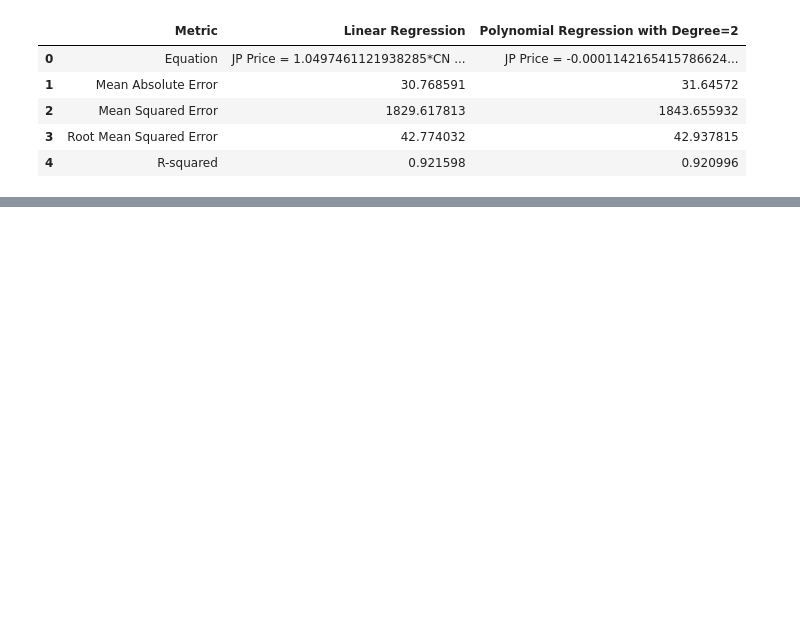
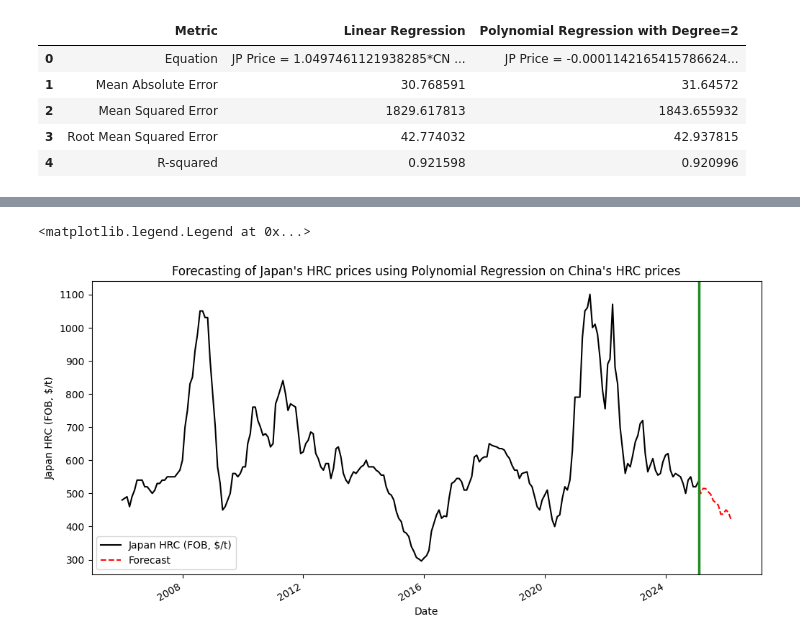
Before and after one commit to nguyenhpnguyen/BT4103-Business-Analytics-Capstone-Project, a Jupyter notebook: notebook/05_hrc_price_Japan_prediction.ipynb, the cells around one changed output, grey strips where cells are left out. Cells and saved outputs as stored; diff of their text form; code cells hidden in the pictures; blank space fills up the shorter version.

```diff
--- a/notebook/05_hrc_price_Japan_prediction.ipynb
+++ b/notebook/05_hrc_price_Japan_prediction.ipynb
@@ -235,0 +318,5 @@ pd.DataFrame(comparison_stats)
+# %%
+# Drop duplicates - fill in NA values
+hrc_price_CN_JP['China HRC (FOB, $/t)'] = hrc_price_CN_JP['China HRC (FOB, $/t)'].bfill() # fill with succeeding value
+hrc_price_CN_JP['Japan HRC (FOB, $/t)'] = hrc_price_CN_JP['Japan HRC (FOB, $/t)'].ffill() # fill with preceeding value
+hrc_price_CN_JP.loc[hrc_price_CN_JP.index.isin(duplicated_index)]
@@ -235,0 +328,15 @@ pd.DataFrame(comparison_stats)
+# %%
+# Drop duplicates in the merged data
+hrc_price_CN_JP.drop_duplicates(inplace=True)
+
+# Dropping values after Feb 2025 (which will be forecasted)
+hrc_price_CN_JP['Japan HRC (FOB, $/t)'] = hrc_price_CN_JP['Japan HRC (FOB, $/t)'].loc[hrc_price_CN_JP.index <= '2025-02-01']
+
+# Export the data into a csv file
+# The file will contain the China's HRC price from Jan 2006 to Mar 2025 (both actual and predicted),
+# and the Japan's HRC price from Jan 2006 to Jan 2006 to Feb 2025 (actual only)
+hrc_price_CN_JP.to_csv('../data/final/hrc_price_CN_JP.csv', index=True)
+# %%
+# Prepare China's HRC price for the period to be forecasted
+x_CN = hrc_price_CN_JP[['China HRC (FOB, $/t)']].loc[hrc_price_CN_JP.index > '2025-02-01']
+x_CN
@@ -235,0 +359,13 @@ pd.DataFrame(comparison_stats)
+# %%
+# Obtain y forecast (Japan's HRC price)
+x_CN_poly_trans = poly.transform(x_CN) # transform China's HRC price to achieve polynomial features with degree=2
+y_JP_forecast = model_poly_fitted.predict(x_CN_poly_trans)
+
+#adding 10/1/2024 value to have a smooth line when plotting
+y_JP_insert = hrc_price_CN_JP['Japan HRC (FOB, $/t)'].loc['2025-02-01']
+y_JP_forecast_new = np.insert(y_JP_forecast, 0, y_JP_insert)
+
+fc_period = pd.date_range(start='2025-02-01', end='2026-03-01', freq='MS')
+df_forecast_JP = pd.DataFrame(y_JP_forecast_new, index=fc_period, columns=['Japan HRC (FOB, $/t)_f'])
+
+df_forecast_JP
@@ -235,0 +391,15 @@ pd.DataFrame(comparison_stats)
+# %%
+# Plot forecast
+fig, ax = plt.subplots(figsize=(12, 6))
+
+hrc_price_CN_JP['Japan HRC (FOB, $/t)'].plot(color='k')
+df_forecast_JP['Japan HRC (FOB, $/t)_f'].plot(color='r', linestyle ='dashed', label='Forecast')
+
+plt.title("Forecasting of Japan's HRC prices using Polynomial Regression on China's HRC prices")
+plt.ylabel("Japan HRC (FOB, $/t)")
+plt.xlabel("Date")
+plt.axvline(x = '2025-02-10', linewidth = 2.5, color = 'forestgreen', linestyle = 'solid')
+ax.legend()
+# %% [output]
+<matplotlib.legend.Legend at 0x...>
+[figure, added]
```
Also changed, not shown: parts of 33 cells of this notebook, 4 other files.
